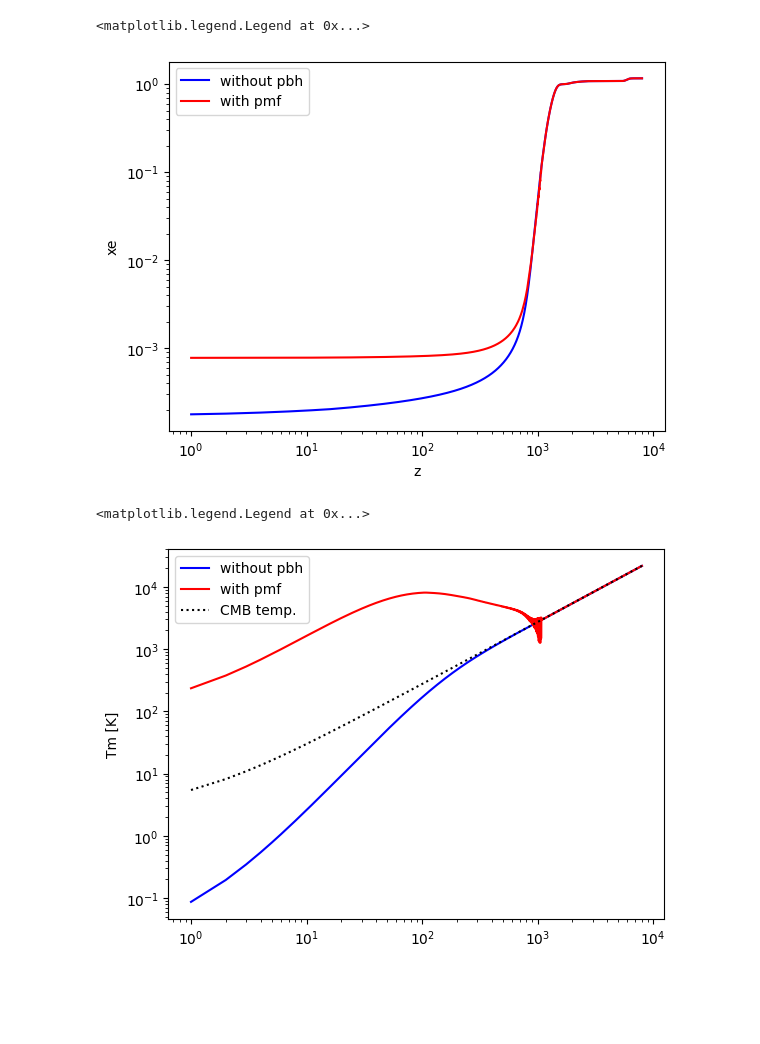
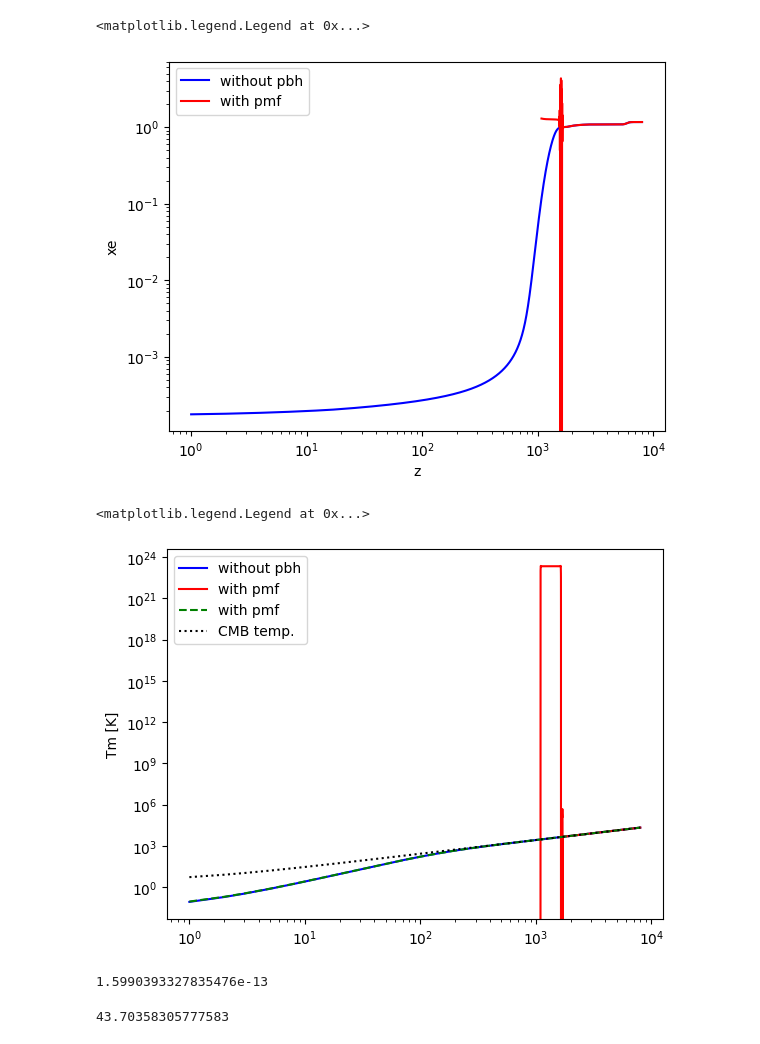
Before and after one commit to gaetanfacchinetti/HYREC-2, a Jupyter notebook: example.ipynb, the cells around one changed output. Saved outputs shown, nothing was run; the diff lists cells and outputs as text; code cells hidden in the pictures; blank space fills up the shorter version.

Commit message:
implementing ambipolar diffusion although bugs

```diff
--- a/example.ipynb
+++ b/example.ipynb
@@ -16,8 +16,11 @@ inj_pbh  = pyhy.HyRecInjectionParams({'fpbh' : 1.0, 'Mpbh': 1e+3})
 z_pbh, xe_pbh, Tm_pbh = pyhy.call_run_hyrec(cosmo(), inj_pbh())
 # %%
 # create a cosmo params and injection params object with Primordial Magnetic Fields
-inj_pmf = pyhy.HyRecInjectionParams({'sigmaB_PMF' : 3, 'nB_PMF': -2.9})
-z_pmf, xe_pmf, Tm_pmf = pyhy.call_run_hyrec(cosmo(), inj_pmf())
+inj_pmf_1 = pyhy.HyRecInjectionParams({'sigmaB_PMF' : 0.01, 'nB_PMF': -2.9, 'smooth_z_PMF' : 10000.0, 'heat_channel_PMF' : 2})
+z_pmf_1, xe_pmf_1, Tm_pmf_1 = pyhy.call_run_hyrec(cosmo(), inj_pmf_1())
+
+inj_pmf_2 = pyhy.HyRecInjectionParams({'sigmaB_PMF' : 0.01, 'nB_PMF': -2.9, 'smooth_z_PMF' : 0.0, 'heat_channel_PMF' : 1})
+z_pmf_2, xe_pmf_2, Tm_pmf_2 = pyhy.call_run_hyrec(cosmo(), inj_pmf_2())
 # %%
 # load data for comparisons to the precomputed default case
 data = np.loadtxt("./tests/output_xe.dat")
@@ -32,8 +35,8 @@ ax = fig.gca()
 
 ax.plot(z, xe, '-b', label='without pbh')
 #ax.plot(z_pbh, xe_pbh, '-r', label='with pbh')
-ax.plot(z_pmf, xe_pmf, '-r', label='with pmf')
-#ax.plot(z_c, xe_c, 'c-.',  label='without pbh (default)')
+ax.plot(z_pmf_1, xe_pmf_1, '-r', label='with pmf')
+#ax.plot(z_c, xe_c, 'c-.',  label='(default)')
 
 ax.set_xscale("log")
 ax.set_yscale("log")
@@ -42,26 +45,38 @@ ax.set_xlabel('z')
 ax.legend()
 # %% [output]
 <matplotlib.legend.Legend at 0x...>
-[figure, old version]
+[figure, new version]
 # %%
 # plotting Tm
 fig = plt.figure()
 ax = fig.gca()
 
 ax.plot(z, Tm, '-b', label='without pbh')
 #ax.plot(z_pbh, Tm_pbh, '-r', label='with pbh')
-ax.plot(z_pmf, Tm_pmf, '-r', label='with pmf')
-#ax.plot(z_c, Tm_c, 'c-.',  label='without pbh (default)')
+ax.plot(z_pmf_1, Tm_pmf_1, '-r', label='with pmf')
+ax.plot(z_pmf_2, Tm_pmf_2, '--g', label='with pmf')
+#ax.plot(z_c, Tm_c, 'c-.',  label='default')
 
 #ax.plot(z_pmf, (1.0-np.tanh((z_pmf - 1088)/50.0))/2.0)
 ax.plot(z, cosmo.T0 * (1+z), color='k', linestyle=':', label='CMB temp.')
 
 ax.set_xscale("log")
 ax.set_yscale("log")
 ax.set_ylabel('Tm [K]')
 #ax.set_xlim(800, 1200)
 #ax.set_xlabel('z')
 ax.legend()
 # %% [output]
 <matplotlib.legend.Legend at 0x...>
-[figure, old version]
+[figure, new version]
+# %%
+# create a cosmo params and injection params object with Primordial Magnetic Fields
+inj_pmf = pyhy.HyRecInjectionParams({'sigmaB_PMF' : 0.01, 'nB_PMF': -2.9, 'smooth_z_PMF' : 0.0})
+
+pyhy.call_dEdtdV_heat_turbulences_pmf(1000, 4.405114869327771e-14, cosmo(), inj_pmf())
+# %% [output]
+1.5990393327835476e-13
+# %%
+pyhy.call_dEdtdV_heat_ambipolar_pmf(1000, 0.01, 1e+3, cosmo(), inj_pmf())
+# %% [output]
+43.70358305777583
```
Also changed, not shown: 9 other files.
